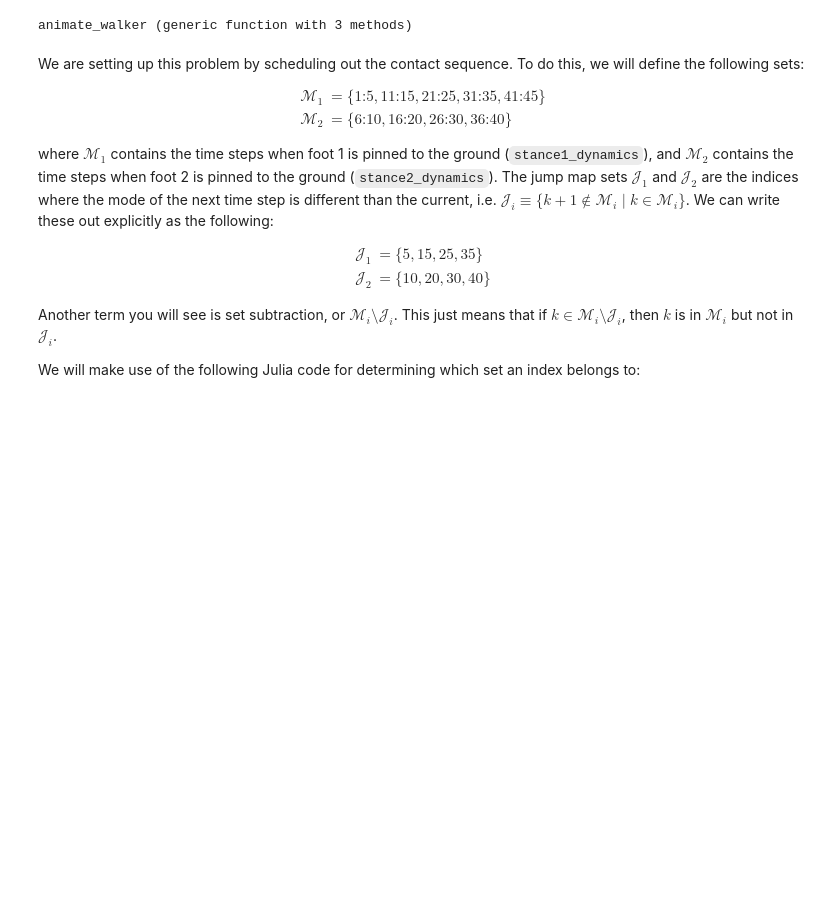
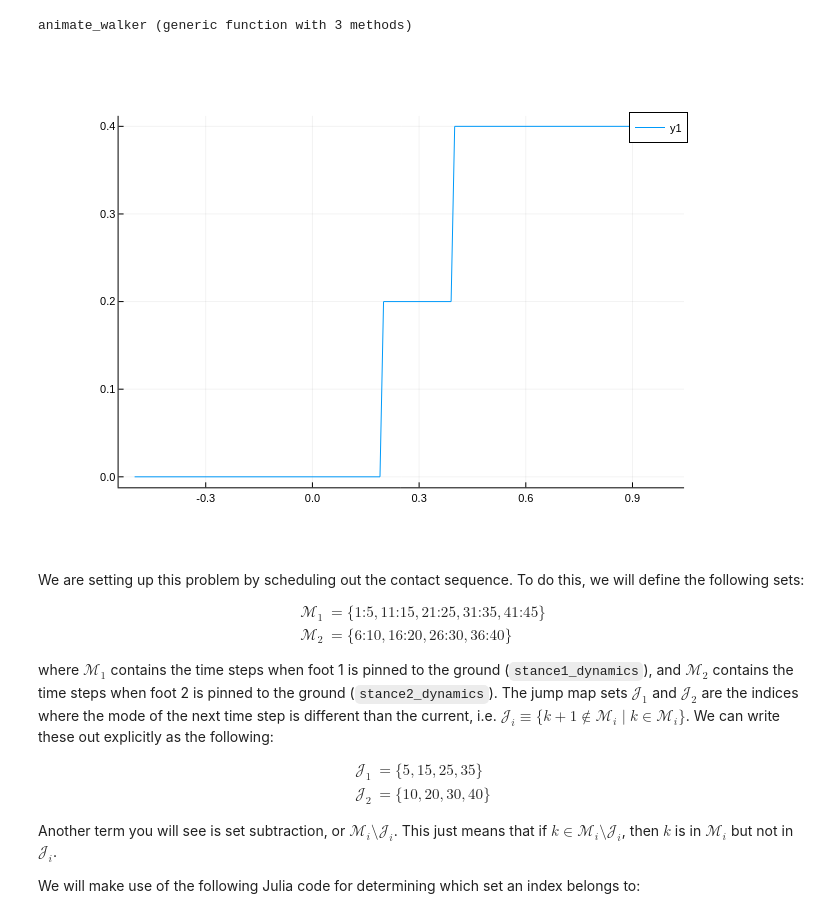
Before and after one commit to stevenwman/OCRL-Walker-Project, a Jupyter notebook: hybrid_traj_opt_5link/hybrid_traj_opt.ipynb, the cells around one changed output. Drawn from its saved outputs; the diff is of its cells as text; code cells hidden in the pictures; blank space fills up the shorter version.

```diff
--- a/hybrid_traj_opt_5link/hybrid_traj_opt.ipynb
+++ b/hybrid_traj_opt_5link/hybrid_traj_opt.ipynb
@@ -29,6 +29,13 @@ include("DynamicSystems/constraints.jl")
 include("DynamicSystems/animate_walker.jl")
 # %% [output]
 animate_walker (generic function with 3 methods)
+# %%
+stair_x = -0.5:0.01:1
+stair_y = height_stairs.(stair_x)
+
+display(plot(stair_x, stair_y))
+# %% [output]
+[figure, added]
 # %% [markdown]
 We are setting up this problem by scheduling out the contact sequence. To do this, we will define the following sets:
 
```
Also changed, not shown: parts of 1 cell of this notebook, 4 other files.
